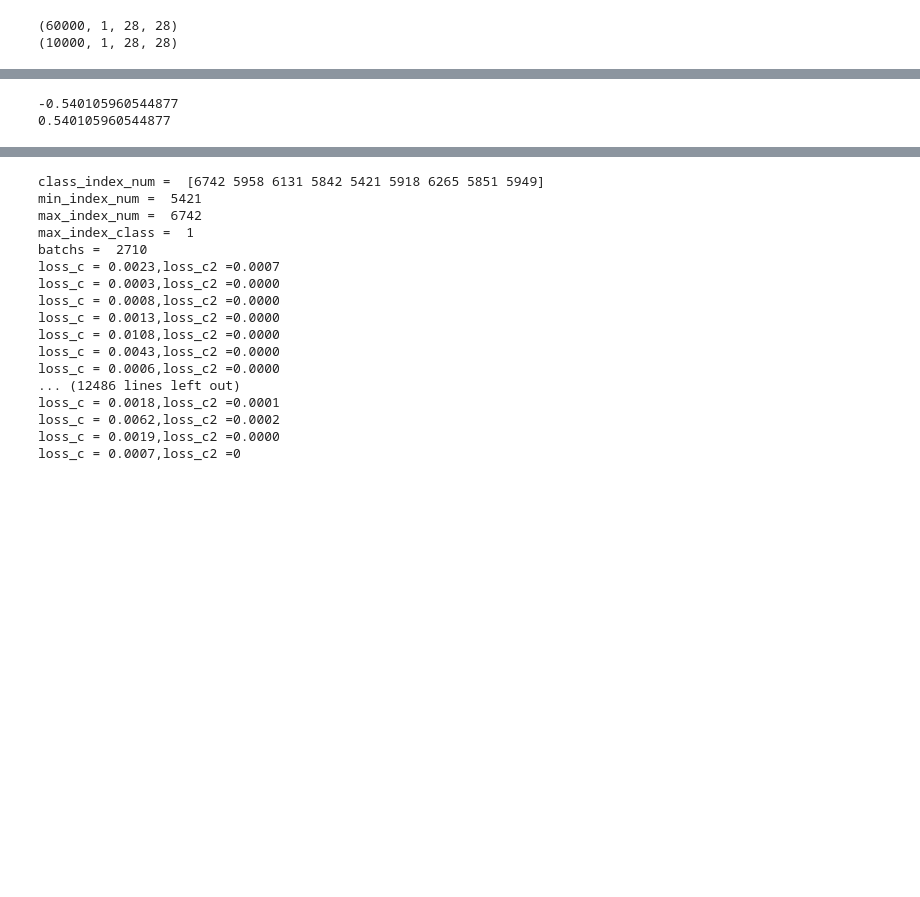
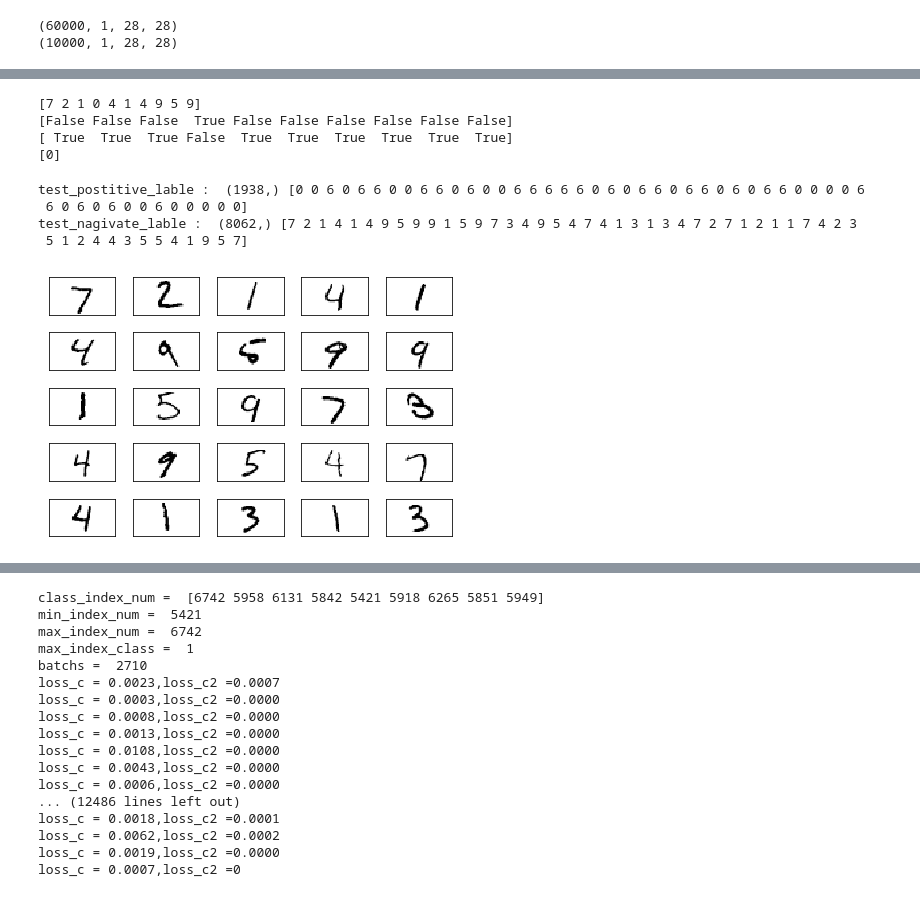
Before and after one commit to andrewhuman/mymnisttest, a Jupyter notebook: associate_learing_simple_sub_only.ipynb, the cells around one changed output, grey strips where cells are left out. Saved outputs shown, nothing was run; the diff lists cells and outputs as text; code cells hidden in the pictures; blank space fills up the shorter version.

```diff
--- a/associate_learing_simple_sub_only.ipynb
+++ b/associate_learing_simple_sub_only.ipynb
@@ -164,9 +118,0 @@ def num_flat_features(x):
-# %%
-p = np.random.uniform(0.5,0.7)
-q = np.random.randint(0,2)
-nn_index = [-1,1]
-print(nn_index[q] * p)
-print(p)
-# %% [output]
--0.540105960544877
-0.540105960544877
@@ -172,0 +135,31 @@ print(p)
+# %%
+y_test_te = y_test[:10]
+print(y_test_te)
+print(compute_index_logical_equal(y_test_te,eval_index))
+print(compute_index_logical_not_equal(y_test_te,eval_index))
+print(y_test_te[compute_index_logical_equal(y_test_te,eval_index)])
+# %% [output]
+[7 2 1 0 4 1 4 9 5 9]
+[False False False  True False False False False False False]
+[ True  True  True False  True  True  True  True  True  True]
+[0]
+# %%
+#init test data set
+y_test_equal_evla_index = compute_index_logical_equal(y_test,eval_index)
+y_test_no_equal_evla_index = compute_index_logical_not_equal(y_test,eval_index)
+
+test_nagivate_lable = y_test[y_test_no_equal_evla_index]
+test_nagivate = X_test_nor[y_test_no_equal_evla_index]
+
+test_postitive = X_test_nor[y_test_equal_evla_index]
+test_postitive_lable = y_test[y_test_equal_evla_index]
+# print(test_postitive[:50])
+print("test_postitive_lable : ",test_postitive_lable.shape,test_postitive_lable[:50])
+print("test_nagivate_lable : ",test_nagivate_lable.shape,test_nagivate_lable[:50])
+imgs_show(np.squeeze(test_nagivate[:25]),5,5)
+# %% [output]
+test_postitive_lable :  (1938,) [0 0 6 0 6 6 0 0 6 6 0 6 0 0 6 6 6 6 6 0 6 0 6 6 0 6 6 0 6 0 6 6 0 0 0 0 6
+ 6 0 6 0 6 0 0 6 0 0 0 0 0]
+test_nagivate_lable :  (8062,) [7 2 1 4 1 4 9 5 9 9 1 5 9 7 3 4 9 5 4 7 4 1 3 1 3 4 7 2 7 1 2 1 1 7 4 2 3
+ 5 1 2 4 4 3 5 5 4 1 9 5 7]
+[figure, added]
```
Also changed, not shown: parts of 18 cells of this notebook, 3 other files.
